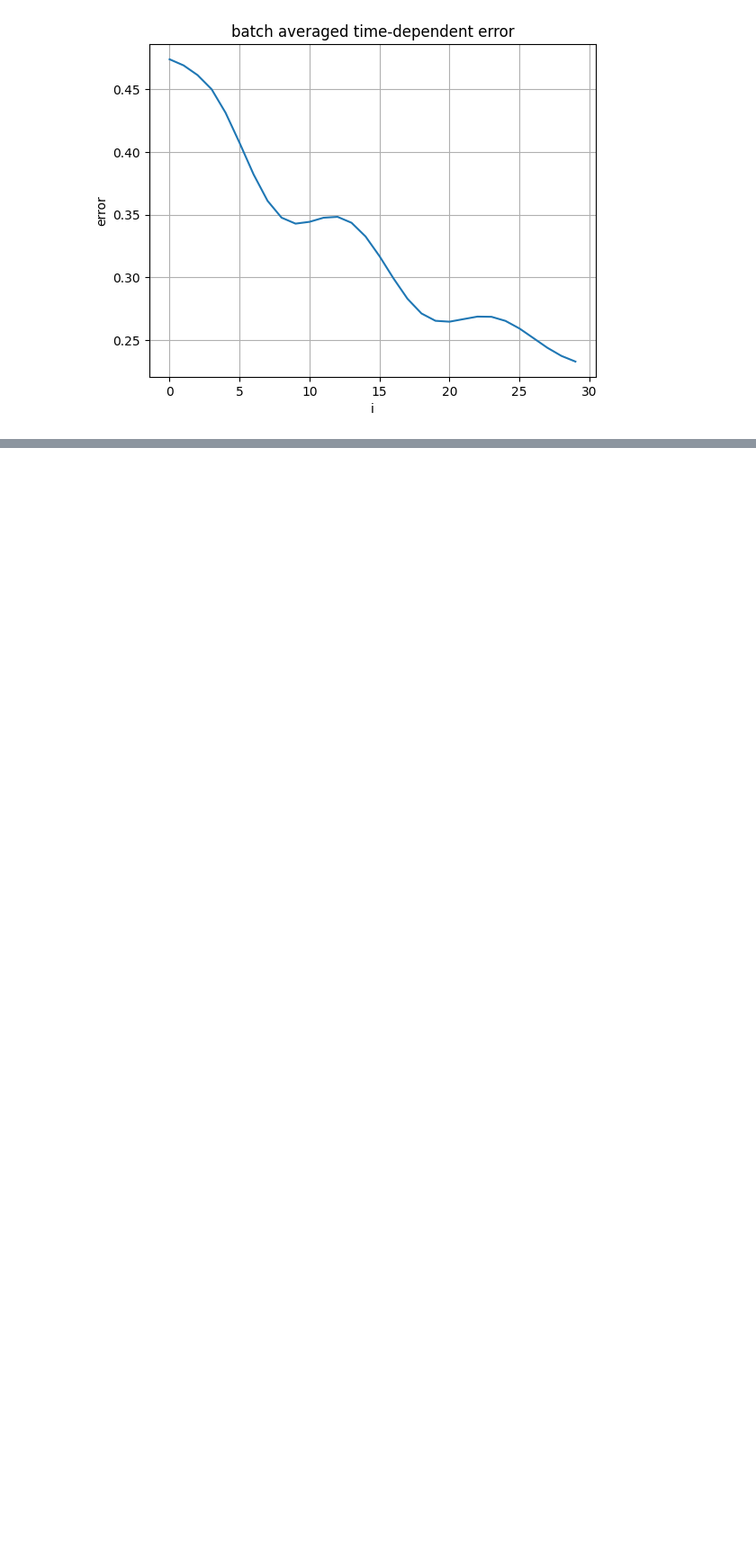
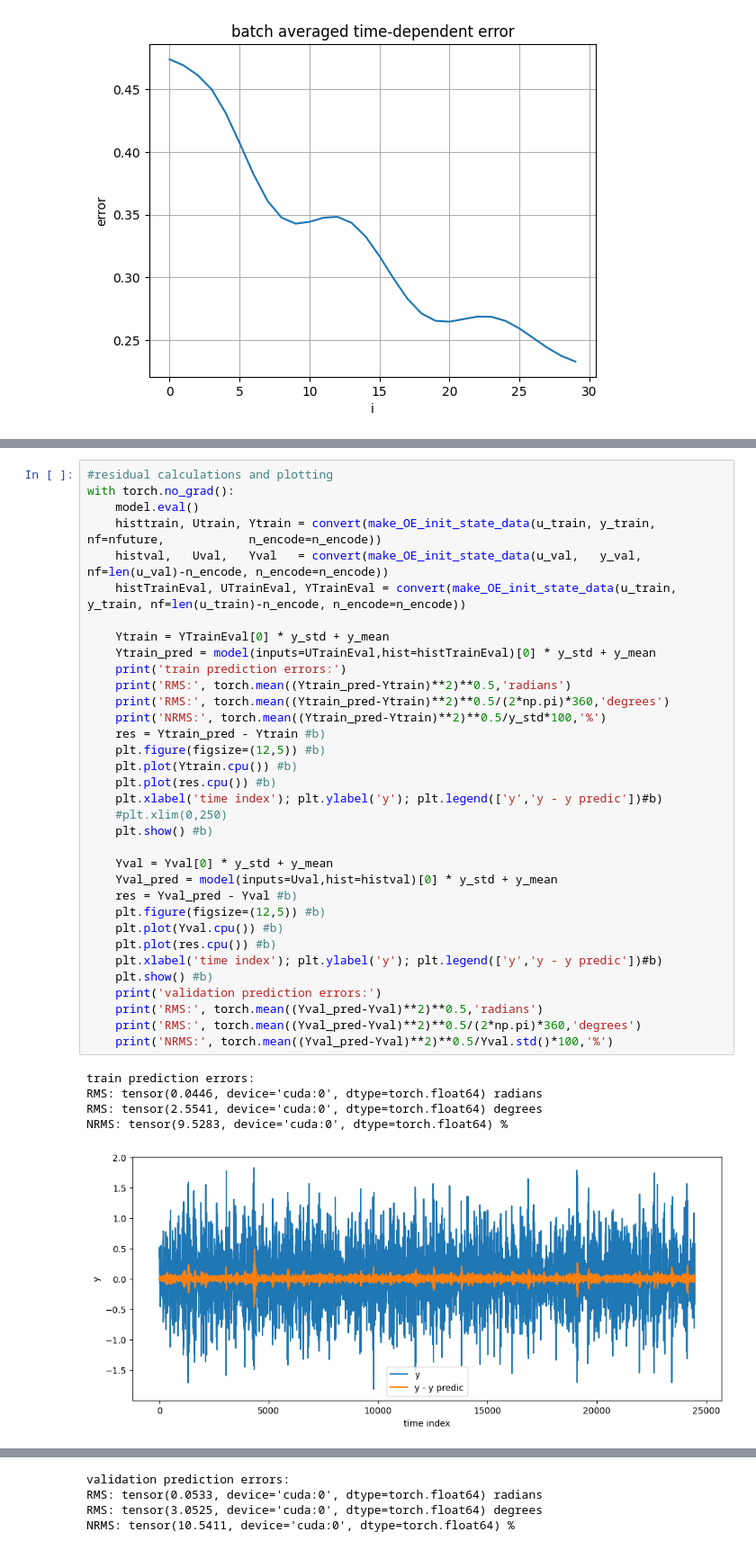
Before and after one commit to osilian/ml4sc-project, a Jupyter notebook: disc-benchmark-files/identification_exRNN.ipynb, the cells around one changed output, grey strips where cells are left out. Shown at 90% size. Cells and saved outputs as stored; diff of their text form; blank space fills up the shorter version.

Commit message:
Implementation Encoders

```diff
--- a/disc-benchmark-files/identification_exRNN.ipynb
+++ b/disc-benchmark-files/identification_exRNN.ipynb
@@ -229,0 +282,40 @@ with torch.no_grad():
+# %%
+#residual calculations and plotting
+with torch.no_grad():
+    model.eval()
+    histtrain, Utrain, Ytrain = convert(make_OE_init_state_data(u_train, y_train, nf=nfuture,            n_encode=n_encode))
+    histval,   Uval,   Yval   = convert(make_OE_init_state_data(u_val,   y_val,   nf=len(u_val)-n_encode, n_encode=n_encode))
+    histTrainEval, UTrainEval, YTrainEval = convert(make_OE_init_state_data(u_train, y_train, nf=len(u_train)-n_encode, n_encode=n_encode))
+
+    Ytrain = YTrainEval[0] * y_std + y_mean
+    Ytrain_pred = model(inputs=UTrainEval,hist=histTrainEval)[0] * y_std + y_mean
+    print('train prediction errors:')
+    print('RMS:', torch.mean((Ytrain_pred-Ytrain)**2)**0.5,'radians')
+    print('RMS:', torch.mean((Ytrain_pred-Ytrain)**2)**0.5/(2*np.pi)*360,'degrees')
+    print('NRMS:', torch.mean((Ytrain_pred-Ytrain)**2)**0.5/y_std*100,'%')
+    res = Ytrain_pred - Ytrain #b)
+    plt.figure(figsize=(12,5)) #b)
+    plt.plot(Ytrain.cpu()) #b)
+    plt.plot(res.cpu()) #b)
+    plt.xlabel('time index'); plt.ylabel('y'); plt.legend(['y','y - y predic'])#b)
+    #plt.xlim(0,250)
+    plt.show() #b)
+
+    Yval = Yval[0] * y_std + y_mean
+    Yval_pred = model(inputs=Uval,hist=histval)[0] * y_std + y_mean
+    res = Yval_pred - Yval #b)
+    plt.figure(figsize=(12,5)) #b)
+    plt.plot(Yval.cpu()) #b)
+    plt.plot(res.cpu()) #b)
+    plt.xlabel('time index'); plt.ylabel('y'); plt.legend(['y','y - y predic'])#b)
+    plt.show() #b)
+    print('validation prediction errors:')
+    print('RMS:', torch.mean((Yval_pred-Yval)**2)**0.5,'radians')
+    print('RMS:', torch.mean((Yval_pred-Yval)**2)**0.5/(2*np.pi)*360,'degrees')
+    print('NRMS:', torch.mean((Yval_pred-Yval)**2)**0.5/Yval.std()*100,'%')
+# %% [output]
+train prediction errors:
+RMS: tensor(0.0446, device='cuda:0', dtype=torch.float64) radians
+RMS: tensor(2.5541, device='cuda:0', dtype=torch.float64) degrees
+NRMS: tensor(9.5283, device='cuda:0', dtype=torch.float64) %
+[figure, added]
@@ -229,0 +323,4 @@ with torch.no_grad():
+validation prediction errors:
+RMS: tensor(0.0533, device='cuda:0', dtype=torch.float64) radians
+RMS: tensor(3.0525, device='cuda:0', dtype=torch.float64) degrees
+NRMS: tensor(10.5411, device='cuda:0', dtype=torch.float64) %
```
Also changed, not shown: parts of 4 cells of this notebook.
